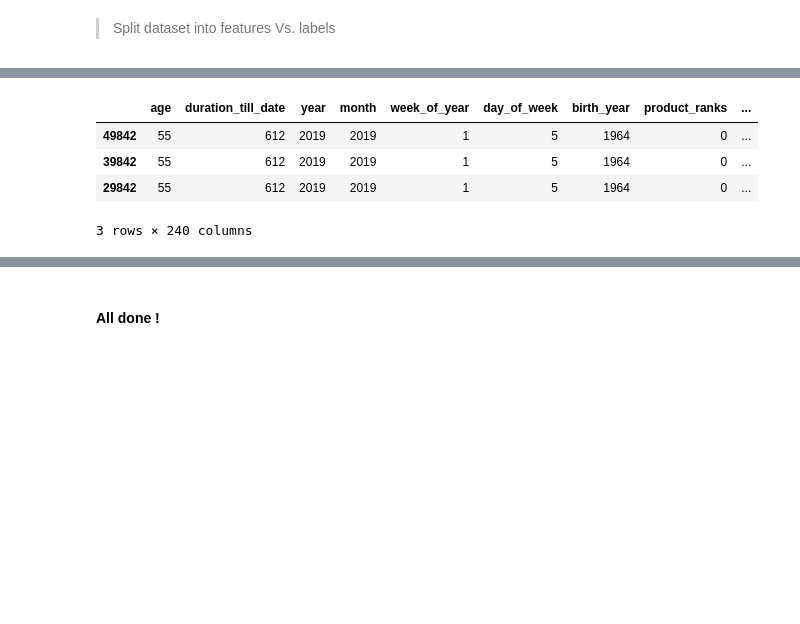
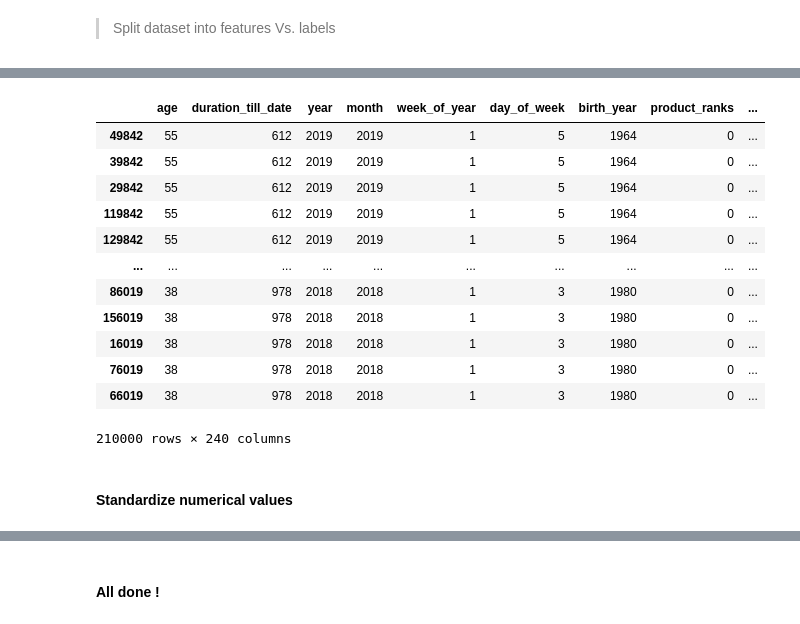
Before and after one commit to Patrick5455/Zimnat-Insurance-Challenge, a Jupyter notebook: modelling_notebook_colab.ipynb, the cells around one changed output, grey strips where cells are left out. Cells and saved outputs as stored; diff of their text form; code cells hidden in the pictures; blank space fills up the shorter version.

```diff
--- a/modelling_notebook_colab.ipynb
+++ b/modelling_notebook_colab.ipynb
@@ -880,10 +886,20 @@ Name: labels, Length: 611772, dtype: int64
 # %%
 test_features_no_p, test_labels_no_p = split_x_vs_y(test_no_penalize_encode)
 # %%
-test_features_no_p.head(3)
+test_features_no_p
 # %% [output]
 |  | age | duration_till_date | year | month | week_of_year | day_of_week | birth_year | product_ranks | ... |
 | 49842 | 55 | 612 | 2019 | 2019 | 1 | 5 | 1964 | 0 | ... |
 | 39842 | 55 | 612 | 2019 | 2019 | 1 | 5 | 1964 | 0 | ... |
 | 29842 | 55 | 612 | 2019 | 2019 | 1 | 5 | 1964 | 0 | ... |
+| 119842 | 55 | 612 | 2019 | 2019 | 1 | 5 | 1964 | 0 | ... |
+| 129842 | 55 | 612 | 2019 | 2019 | 1 | 5 | 1964 | 0 | ... |
+| ... | ... | ... | ... | ... | ... | ... | ... | ... | ... |
+| 86019 | 38 | 978 | 2018 | 2018 | 1 | 3 | 1980 | 0 | ... |
+| 156019 | 38 | 978 | 2018 | 2018 | 1 | 3 | 1980 | 0 | ... |
+| 16019 | 38 | 978 | 2018 | 2018 | 1 | 3 | 1980 | 0 | ... |
+| 76019 | 38 | 978 | 2018 | 2018 | 1 | 3 | 1980 | 0 | ... |
+| 66019 | 38 | 978 | 2018 | 2018 | 1 | 3 | 1980 | 0 | ... |
-3 rows × 240 columns
+210000 rows × 240 columns
+# %% [markdown]
+#### Standardize numerical values
```
Also changed, not shown: parts of 77 cells of this notebook.
